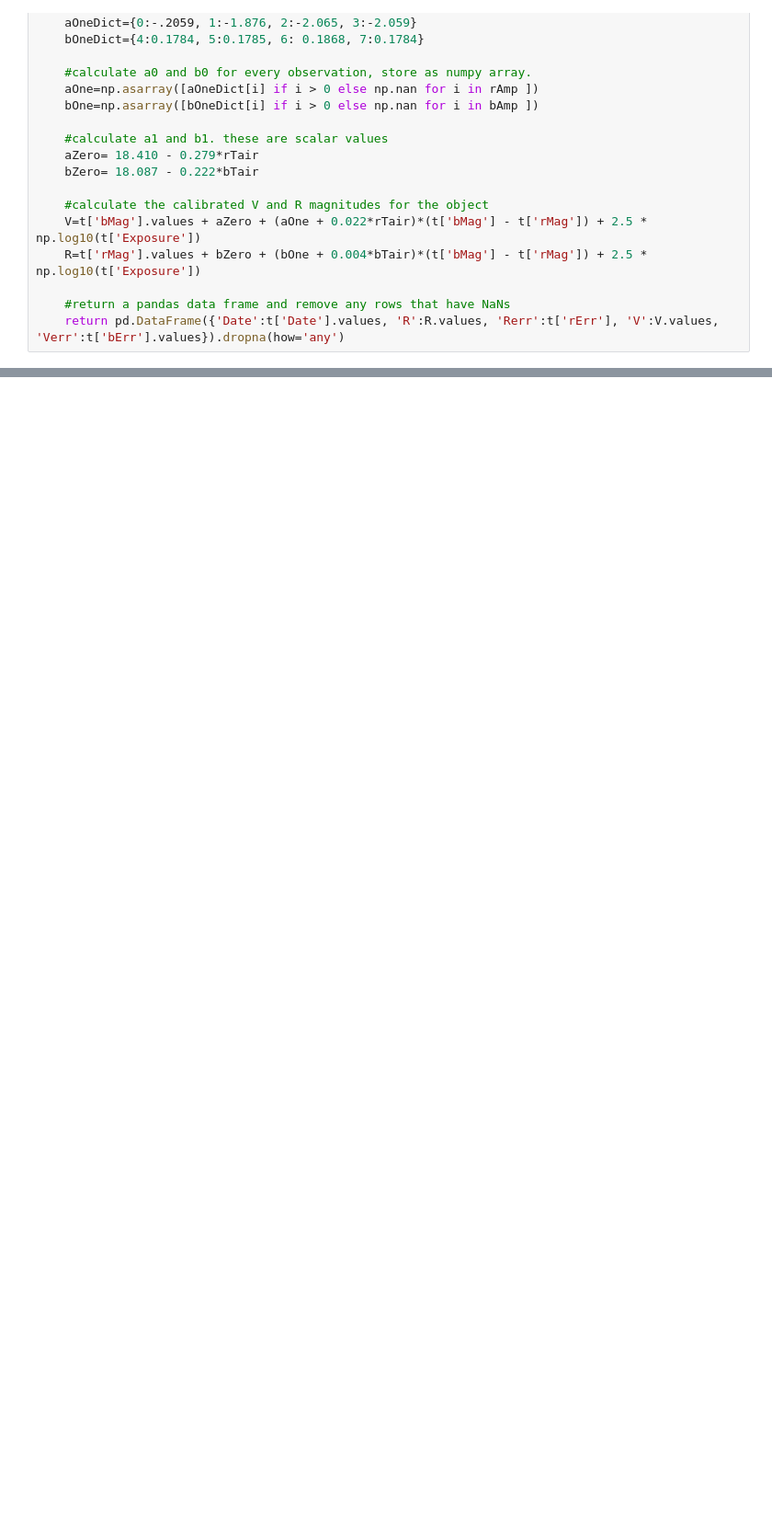
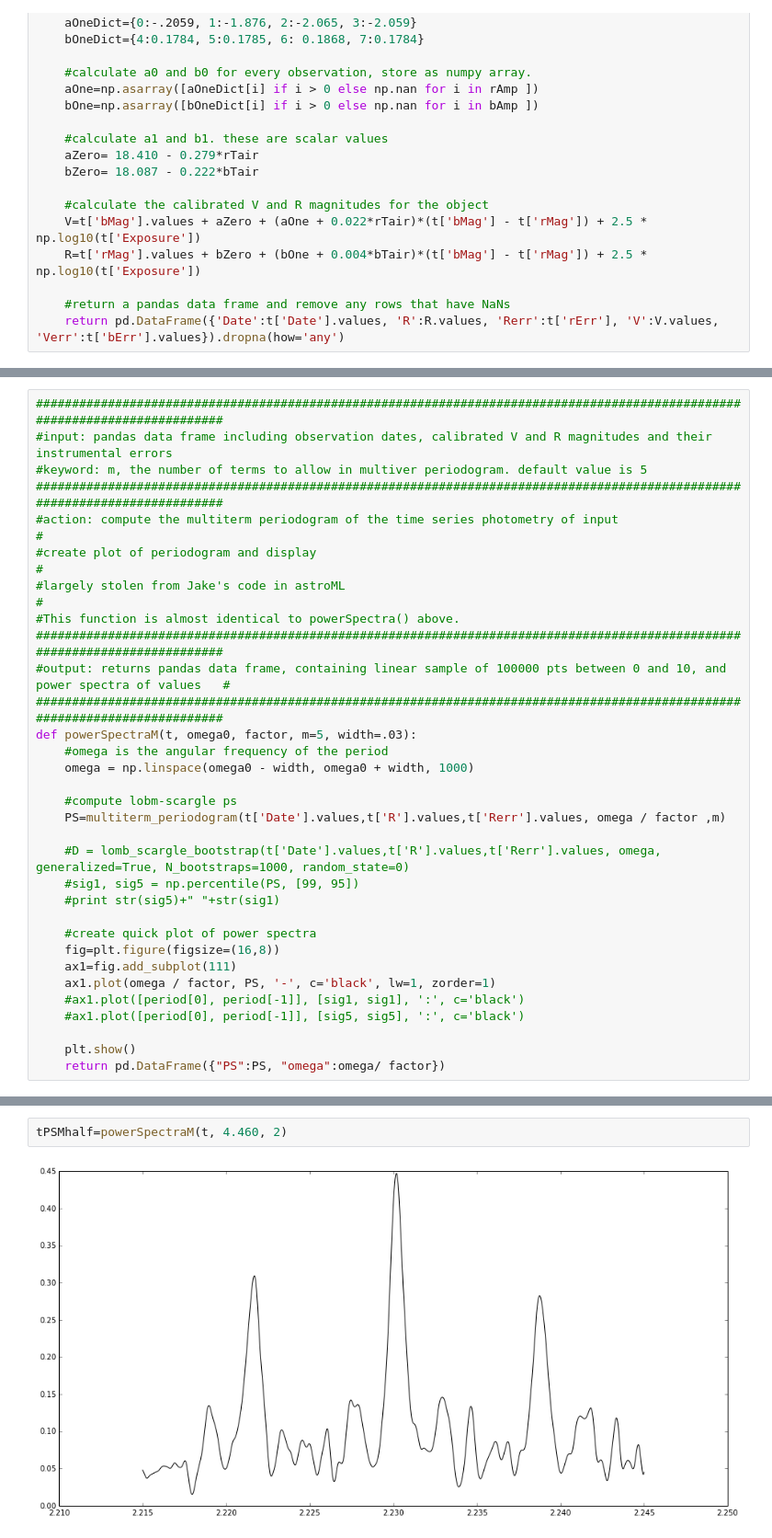
Before and after one commit to mstribitaka/MACHO_XRB_SEARCH, a Jupyter notebook: V4641_MACHO_Period_Search.ipynb, the cells around one changed output, grey strips where cells are left out. Shown: that part at 92% size. Saved outputs shown, nothing was run; the diff lists cells and outputs as text; blank space fills up the shorter version.

```diff
--- a/V4641_MACHO_Period_Search.ipynb
+++ b/V4641_MACHO_Period_Search.ipynb
@@ -144,0 +157,32 @@ plt.show()
+# %%
+############################################################################################################################
+#input: pandas data frame including observation dates, calibrated V and R magnitudes and their instrumental errors
+#keyword: m, the number of terms to allow in multiver periodogram. default value is 5
+############################################################################################################################
+#action: compute the multiterm periodogram of the time series photometry of input                                          #
+#create plot of periodogram and display                                                                                    #
+#largely stolen from Jake's code in astroML                                                                                #
+#This function is almost identical to powerSpectra() above.
+############################################################################################################################
+#output: returns pandas data frame, containing linear sample of 100000 pts between 0 and 10, and power spectra of values   #
+############################################################################################################################
+def powerSpectraM(t, omega0, factor, m=5, width=.03):
+    #omega is the angular frequency of the period
+    omega = np.linspace(omega0 - width, omega0 + width, 1000)
+
+    #compute lobm-scargle ps
+    PS=multiterm_periodogram(t['Date'].values,t['R'].values,t['Rerr'].values, omega / factor ,m)
+
+    #D = lomb_scargle_bootstrap(t['Date'].values,t['R'].values,t['Rerr'].values, omega, generalized=True, N_bootstraps=1000, random_state=0)
+    #sig1, sig5 = np.percentile(PS, [99, 95])
+    #print str(sig5)+" "+str(sig1)
+
+    #create quick plot of power spectra
+    fig=plt.figure(figsize=(16,8))
+    ax1=fig.add_subplot(111)
+    ax1.plot(omega / factor, PS, '-', c='black', lw=1, zorder=1)
+    #ax1.plot([period[0], period[-1]], [sig1, sig1], ':', c='black')
+    #ax1.plot([period[0], period[-1]], [sig5, sig5], ':', c='black')
+
+    plt.show()
+    return pd.DataFrame({"PS":PS, "omega":omega/ factor})
@@ -144,0 +191,4 @@ plt.show()
+# %%
+tPSMhalf=powerSpectraM(t, 4.460, 2)
+# %% [output]
+[figure, added]
```
Also changed, not shown: parts of 24 cells of this notebook, 1 other file.
